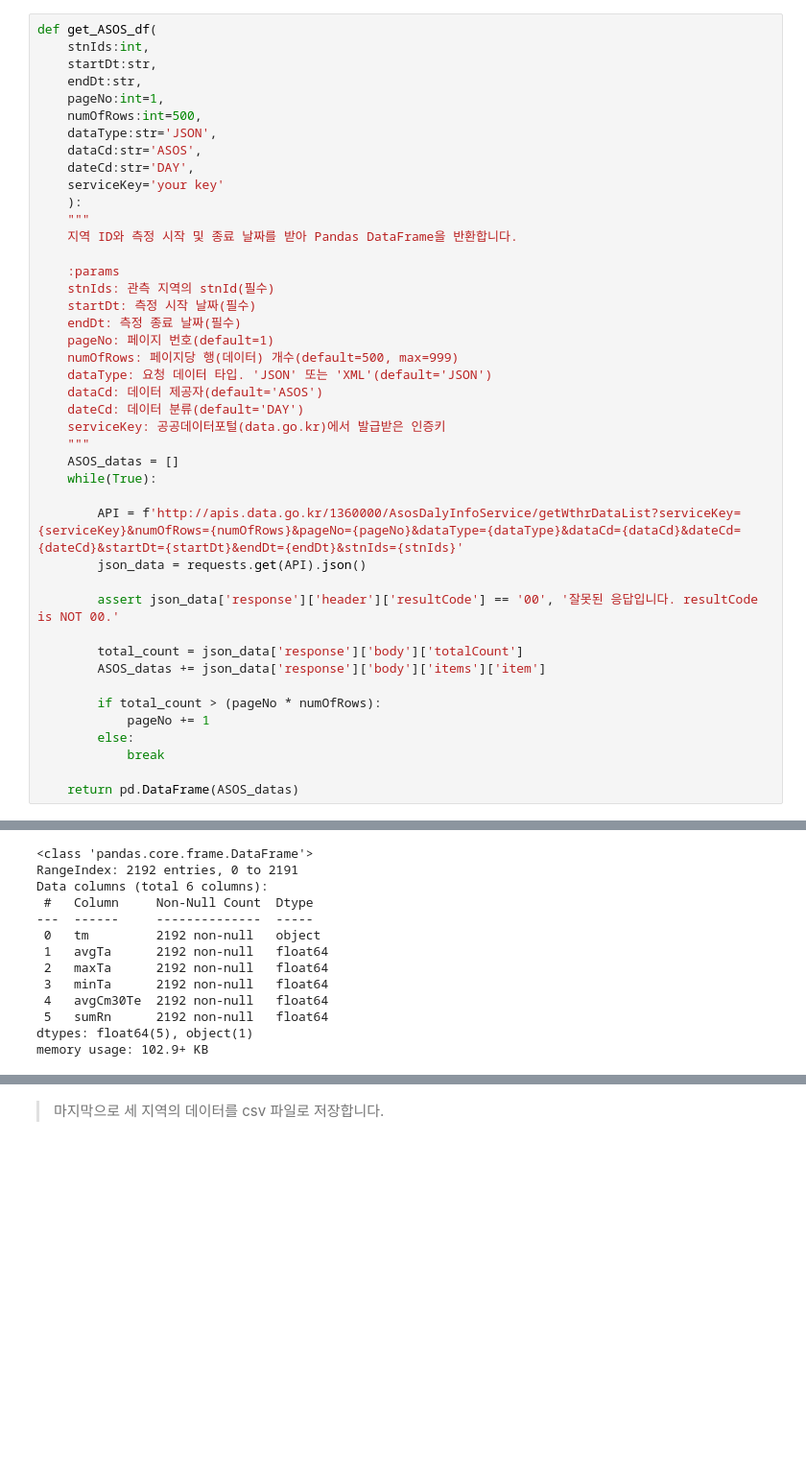
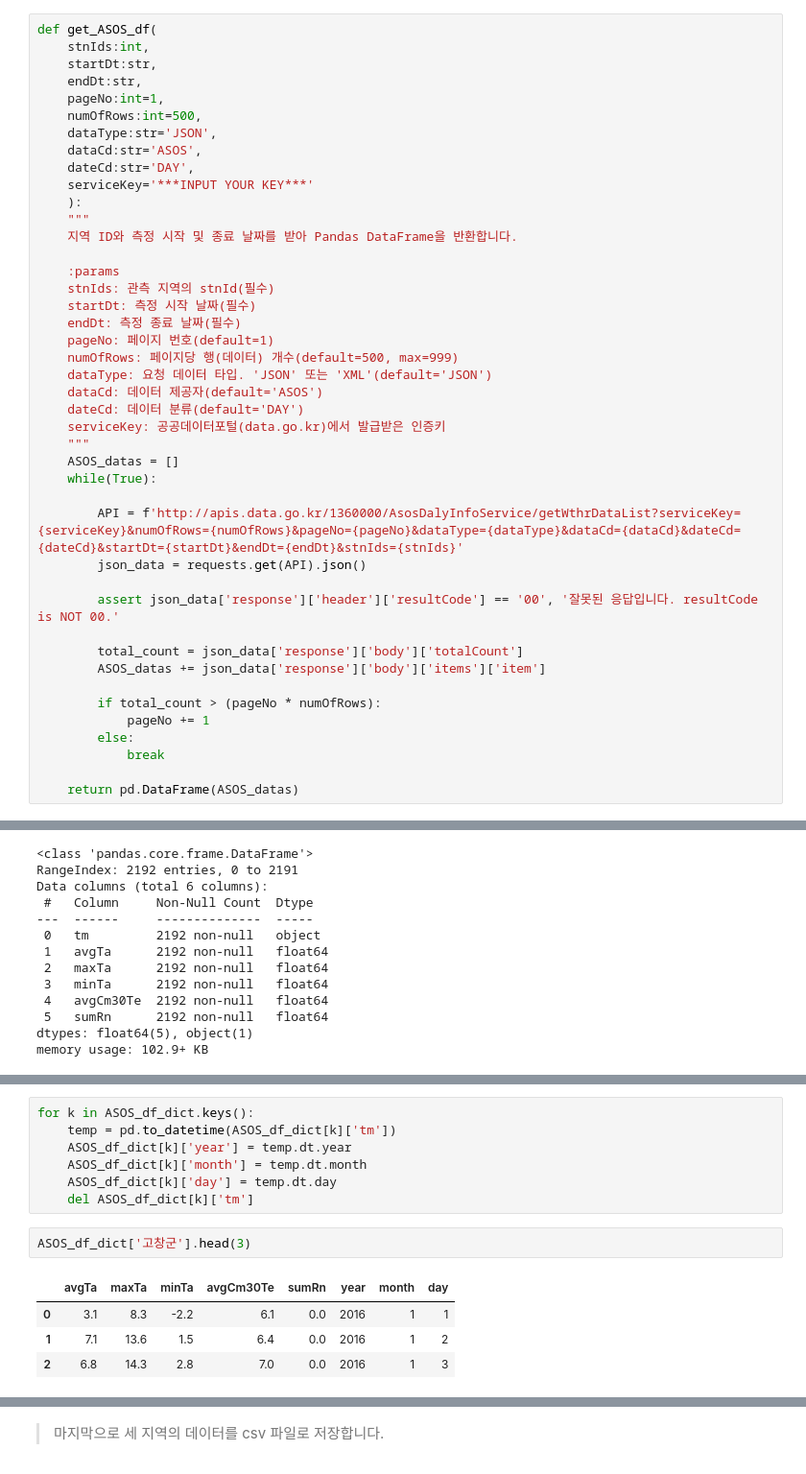
Before and after one commit to JinwangMok/UNI_data_anaysis, a Jupyter notebook: preprocessing.ipynb, the cells around one changed output, grey strips where cells are left out. Shown: that part at 96% size. Drawn from its saved outputs; the diff is of its cells as text; blank space fills up the shorter version.

```diff
--- a/preprocessing.ipynb
+++ b/preprocessing.ipynb
@@ -163,7 +163,7 @@ def get_ASOS_df(
     dataType:str='JSON',
     dataCd:str='ASOS',
     dateCd:str='DAY',
-    serviceKey='your key'
+    serviceKey='***INPUT YOUR KEY***'
     ):
     """
     지역 ID와 측정 시작 및 종료 날짜를 받아 Pandas DataFrame을 반환합니다.
@@ -369,0 +374,14 @@ memory usage: 102.9+ KB
+# %%
+for k in ASOS_df_dict.keys():
+    temp = pd.to_datetime(ASOS_df_dict[k]['tm'])
+    ASOS_df_dict[k]['year'] = temp.dt.year
+    ASOS_df_dict[k]['month'] = temp.dt.month
+    ASOS_df_dict[k]['day'] = temp.dt.day
+    del ASOS_df_dict[k]['tm']
+# %%
+ASOS_df_dict['고창군'].head(3)
+# %% [output]
+|  | avgTa | maxTa | minTa | avgCm30Te | sumRn | year | month | day |
+| 0 | 3.1 | 8.3 | -2.2 | 6.1 | 0.0 | 2016 | 1 | 1 |
+| 1 | 7.1 | 13.6 | 1.5 | 6.4 | 0.0 | 2016 | 1 | 2 |
+| 2 | 6.8 | 14.3 | 2.8 | 7.0 | 0.0 | 2016 | 1 | 3 |
```
Also changed, not shown: parts of 11 cells of this notebook.
